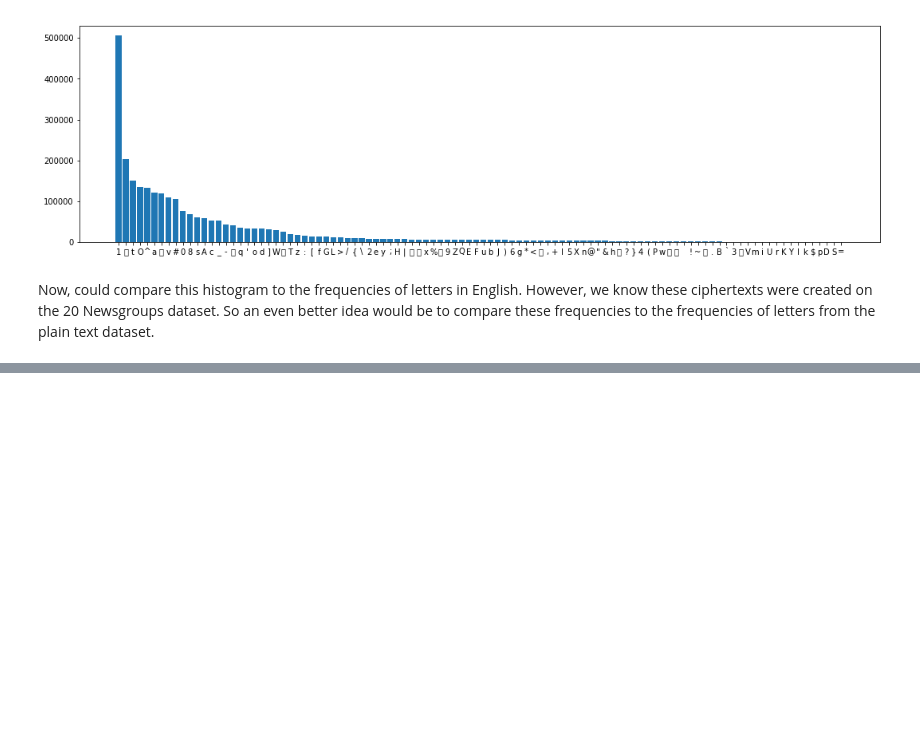
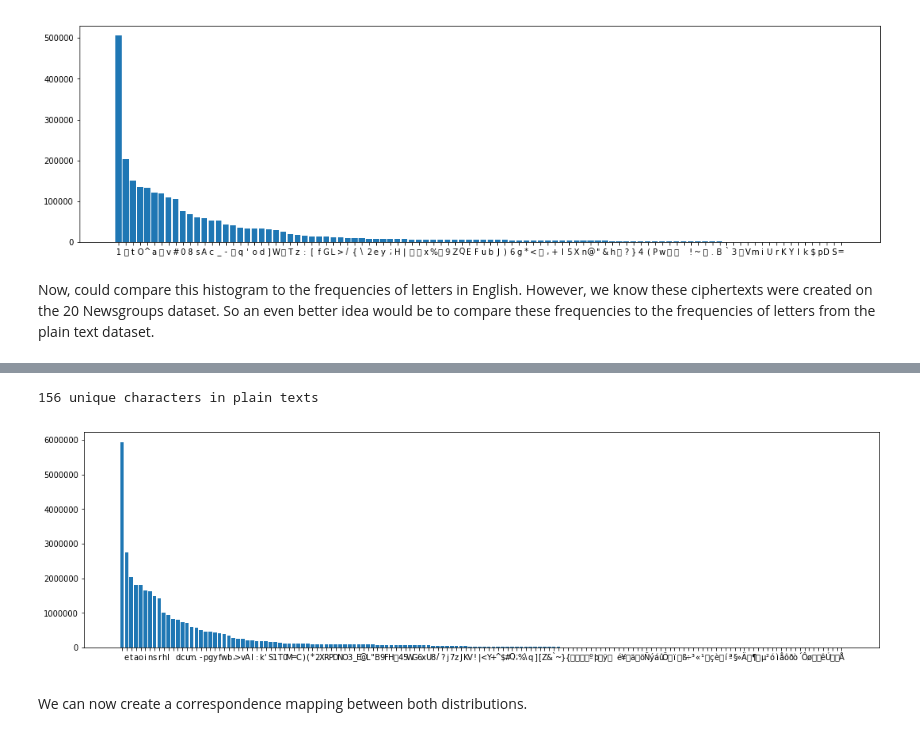
Before and after one commit to GuilhermeFreire/Newsgroups_Ciphertext_Challenge, a Jupyter notebook: exploring.ipynb, the cells around one changed output, grey strips where cells are left out. Drawn from its saved outputs; the diff is of its cells as text; code cells hidden in the pictures; blank space fills up the shorter version.

```diff
--- a/exploring.ipynb
+++ b/exploring.ipynb
@@ -76,0 +75,4 @@ import sklearn.datasets
+# %%
+from sklearn.datasets import fetch_20newsgroups
+
+plain_data = fetch_20newsgroups(subset='all')
@@ -76,0 +82,13 @@ import sklearn.datasets
+# %%
+plain_char_count = Counter("".join(plain_data["data"]))
+ordered_plain_chars = list(zip(*sorted(plain_char_count.items(), key=lambda x: -x[1])))
+print(f"{len(plain_char_count)} unique characters in plain texts")
+plt.figure(figsize=(18,5))
+plt.bar(range(len(plain_char_count)), ordered_plain_chars[1])
+plt.xticks(range(len(plain_char_count)), ordered_plain_chars[0])
+plt.show()
+# %% [output]
+156 unique characters in plain texts
+[figure, added]
+# %% [markdown]
+We can now create a correspondence mapping between both distributions.
```
Also changed, not shown: parts of 3 cells of this notebook.
